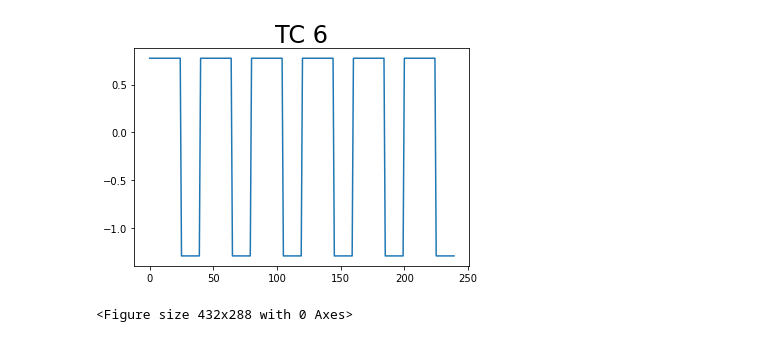
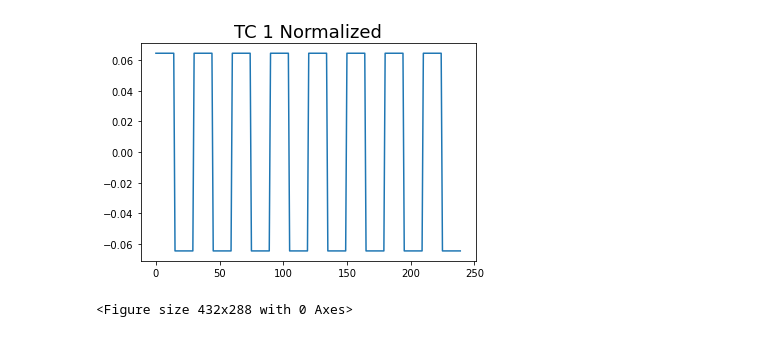
Before and after one commit to hunterthorpe/MAST30034_A1, a Jupyter notebook: code/assignment.ipynb, the cells around one changed output. Cells and saved outputs as stored; diff of their text form; code cells hidden in the pictures.

Commit message:
Added norm

```diff
--- a/code/assignment.ipynb
+++ b/code/assignment.ipynb
@@ -30,34 +29,42 @@ for vector_num in range(NUM_T_SOURCES):
     inc_count = 0
     while index < N:
         # resetting counts if an increment has been completed
         if inc_count >= IV[vector_num]:
             inc_count = 0
             one_count = 0
         if one_count < ONES_DURATION[vector_num]:
             vector.append(1)
             one_count += 1
         else:
             vector.append(0)
         # incrementing counters
         inc_count += 1
         index += 1
     # mean subtraction followed by division by std dev
     vector = [x - np.mean(vector) for x in vector]
     vector = [x / np.std(vector) for x in vector]
     # plotting time course
     plt.clf()
     plt.title('TC ' + str(vector_num + 1), fontdict = {'fontsize' : 24})
     plt.plot(range(len(vector)), vector)
     plt.savefig('../plots/1.1/tc_' + str(vector_num + 1) + '.jpeg')
 
     tc.append(vector)
 
+# plotting normalized versin of TC 1
+norm = np.sqrt(sum([t**2 for t in tc[0]]))
+plt.clf()
+plt.title('TC 1 Normalized', fontdict = {'fontsize' : 18})
+plt.plot(range(240), [t/norm for t in tc[0]])
+plt.savefig('../plots/1.1/tc_1_norm.jpeg')
+
+
 # rotating matrix so that a df can be made with dimensions 240 x 6
 tc  = zip(*reversed(tc))
 tc_df = pd.DataFrame(tc, columns = t_vector_names)
 tc = tc_df.to_numpy()
 # %% [output]
-[figure, old version]
+[figure, new version]
 # %%
 #Question 1.2
 def get_cm(df, num_vectors, tick_labels, save_path, title):
```
Also changed, not shown: parts of 1 cell of this notebook, 1 other file.
